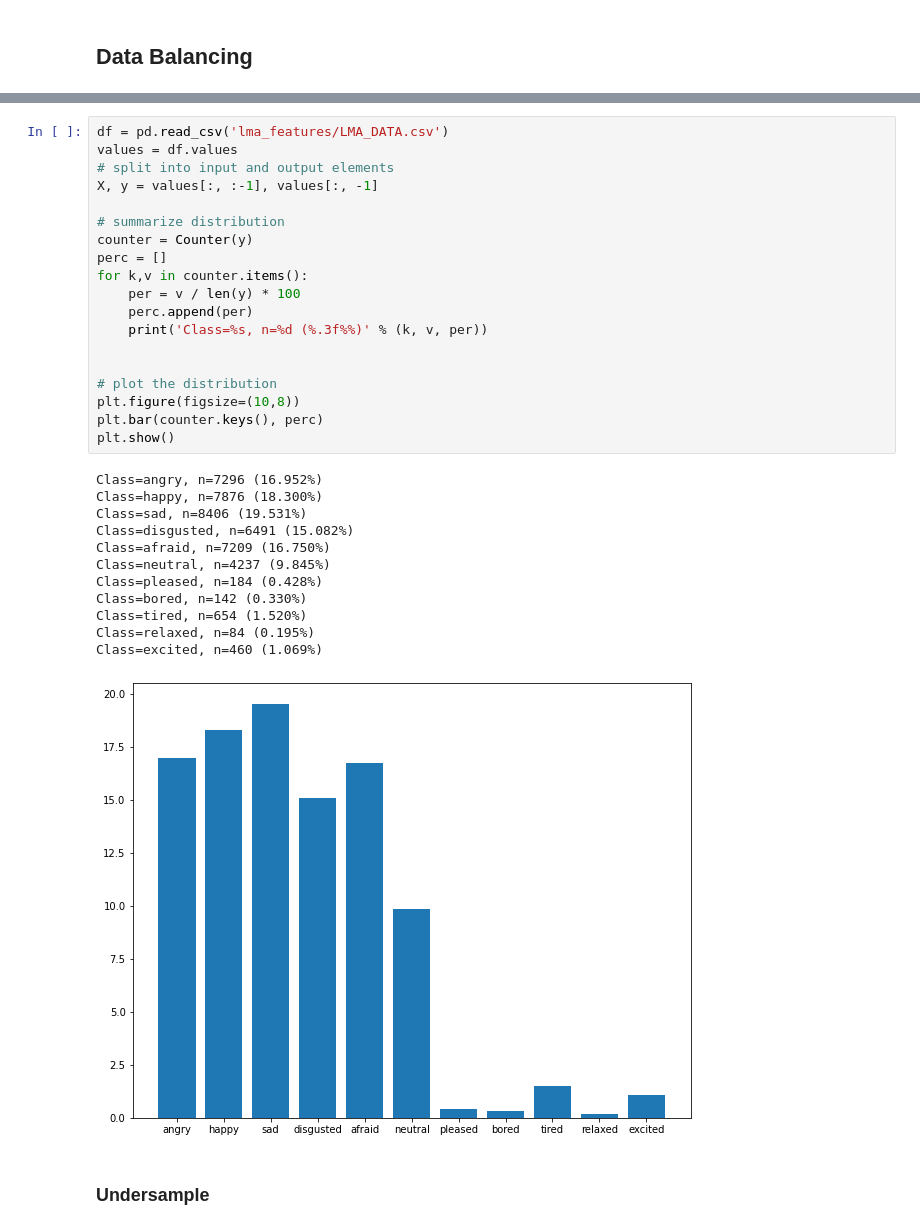
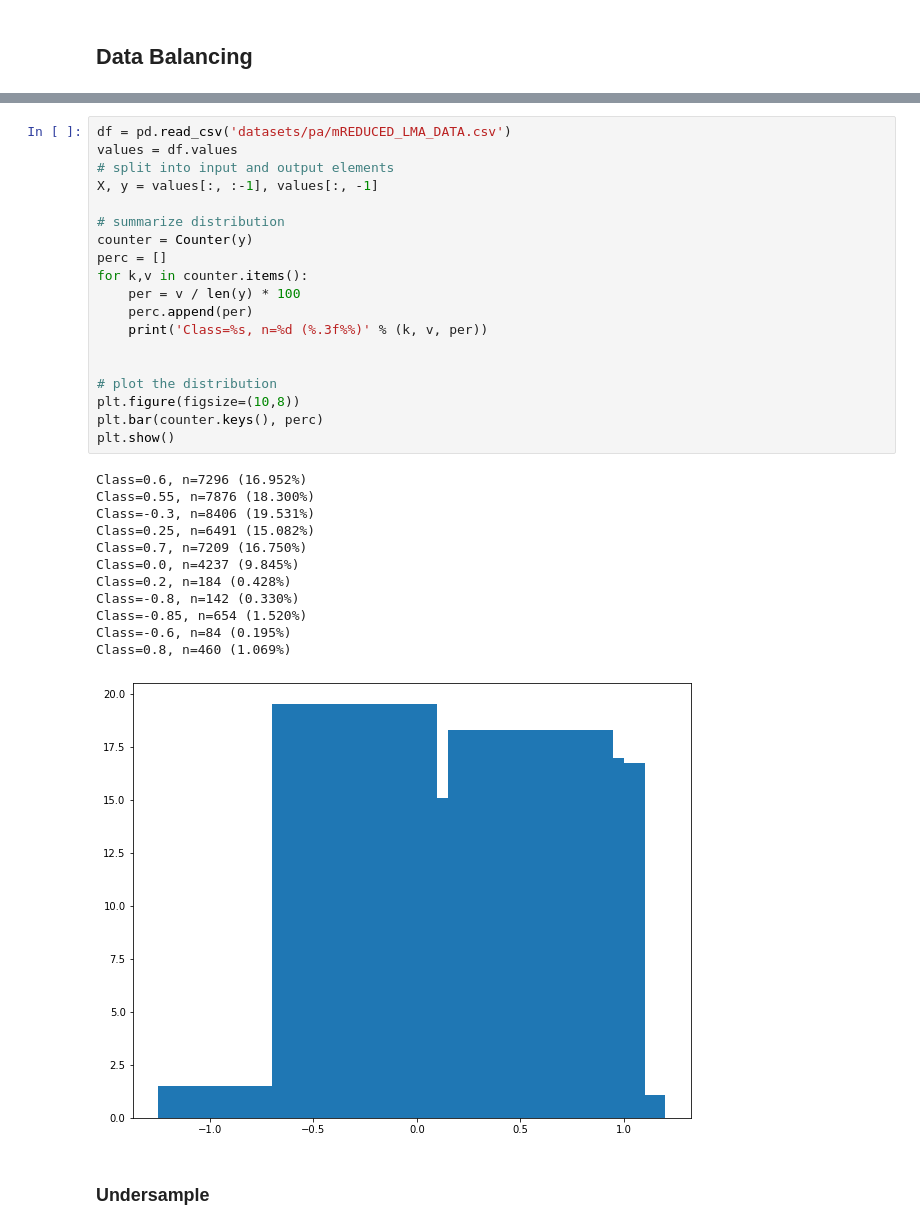
Before and after one commit to HerouFenix/Emotionally-Expressive-Motion-Controller-for-Virtual-Characters, a Jupyter notebook: emotion_classifier/data_preparation.ipynb, the cells around one changed output, grey strips where cells are left out. Drawn from its saved outputs; the diff is of its cells as text.

```diff
--- a/emotion_classifier/data_preparation.ipynb
+++ b/emotion_classifier/data_preparation.ipynb
@@ -51,35 +157,35 @@ Proportion: 0.01 : 1.0
 # %%
-df = pd.read_csv('lma_features/LMA_DATA.csv')
+df = pd.read_csv('datasets/pa/mREDUCED_LMA_DATA.csv')
 values = df.values
 # split into input and output elements
 X, y = values[:, :-1], values[:, -1]
 
 # summarize distribution
 counter = Counter(y)
 perc = []
 for k,v in counter.items():
     per = v / len(y) * 100
     perc.append(per)
     print('Class=%s, n=%d (%.3f%%)' % (k, v, per))
 
 
 # plot the distribution
 plt.figure(figsize=(10,8))
 plt.bar(counter.keys(), perc)
 plt.show()
 # %% [output]
-Class=angry, n=7296 (16.952%)
-Class=happy, n=7876 (18.300%)
-Class=sad, n=8406 (19.531%)
-Class=disgusted, n=6491 (15.082%)
-Class=afraid, n=7209 (16.750%)
-Class=neutral, n=4237 (9.845%)
-Class=pleased, n=184 (0.428%)
-Class=bored, n=142 (0.330%)
-Class=tired, n=654 (1.520%)
-Class=relaxed, n=84 (0.195%)
-Class=excited, n=460 (1.069%)
+Class=0.6, n=7296 (16.952%)
+Class=0.55, n=7876 (18.300%)
+Class=-0.3, n=8406 (19.531%)
+Class=0.25, n=6491 (15.082%)
+Class=0.7, n=7209 (16.750%)
+Class=0.0, n=4237 (9.845%)
+Class=0.2, n=184 (0.428%)
+Class=-0.8, n=142 (0.330%)
+Class=-0.85, n=654 (1.520%)
+Class=-0.6, n=84 (0.195%)
+Class=0.8, n=460 (1.069%)
-[figure, old version]
+[figure, new version]
 # %% [markdown]
 ### Undersample
 # %%
```
Also changed, not shown: parts of 36 cells of this notebook, 18 other files.
